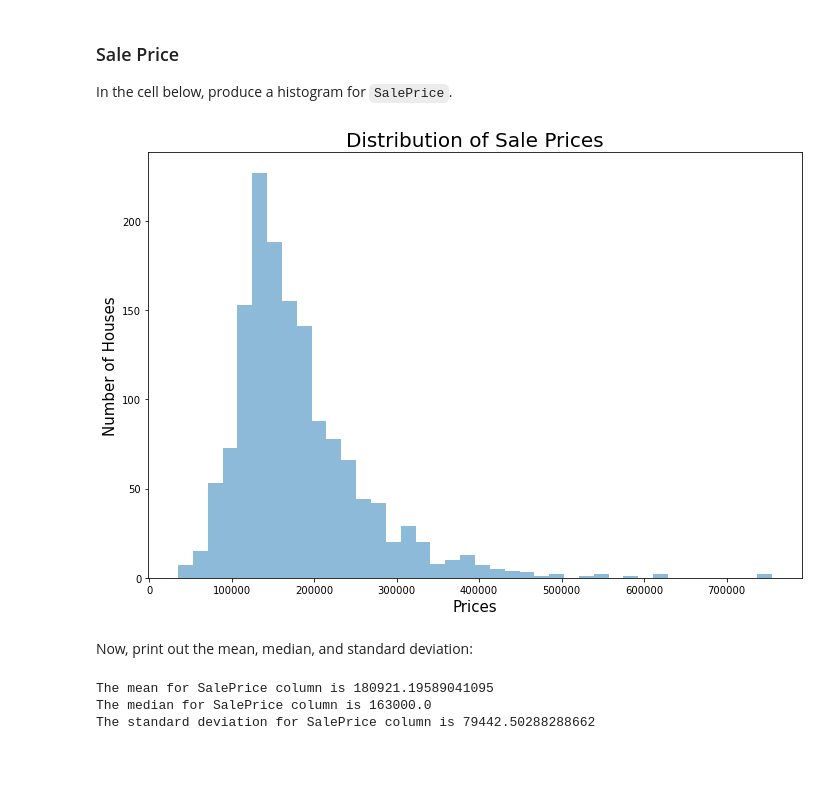
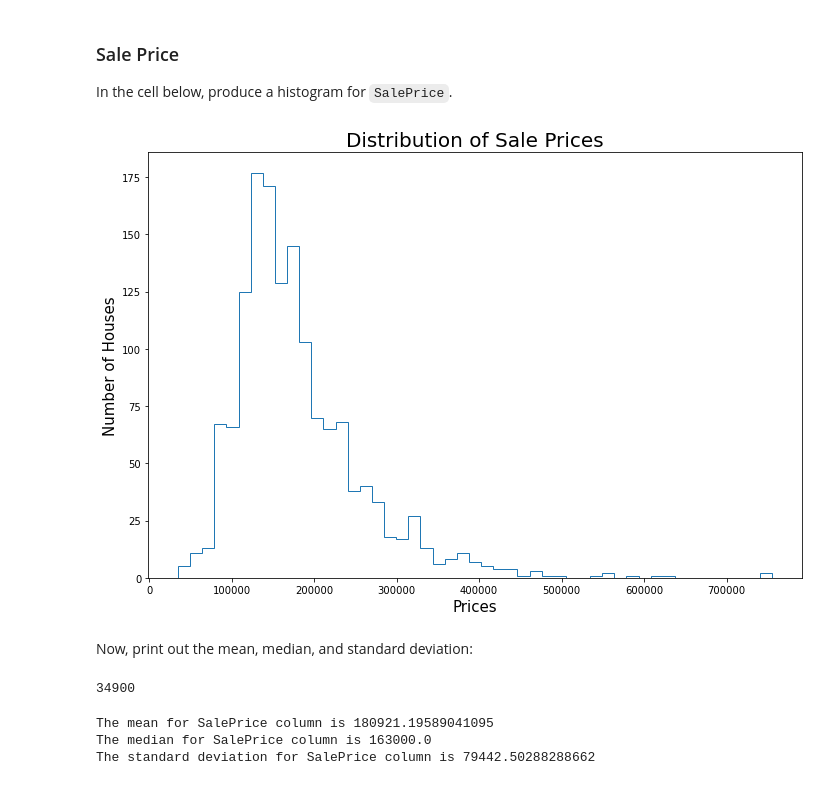
Before and after one commit to wasih790/dsc-pandas-eda-lab, a Jupyter notebook: index.ipynb, the cells around one changed output. Cells and saved outputs as stored; diff of their text form; code cells hidden in the pictures.

```diff
--- a/index.ipynb
+++ b/index.ipynb
@@ -178,16 +178,22 @@ Each histogram should have appropriate title and axes labels, as well as a black
 In the cell below, produce a histogram for `SalePrice`.
 # %%
 # Your code here
-fig = plt.figure(figsize=(10,7))
-ax = df['SalePrice'].plot.hist(bins=40, alpha=0.5)
+
+fig, ax = plt.subplots(figsize=(10,7))
+ax.hist(df['SalePrice'], bins='auto', histtype = 'step')
 ax.set_title('Distribution of Sale Prices', fontsize=20)
 ax.set_xlabel('Prices', fontsize=15)
 ax.set_ylabel('Number of Houses', fontsize=15)
+
 fig.tight_layout()
 # %% [output]
-[figure, old version]
+[figure, new version]
 # %% [markdown]
 Now, print out the mean, median, and standard deviation:
+# %%
+df['SalePrice'].min()
+# %% [output]
+34900
 # %%
 # Your code here
 sale_std = df['SalePrice'].std()
```
Also changed, not shown: parts of 33 cells of this notebook.
